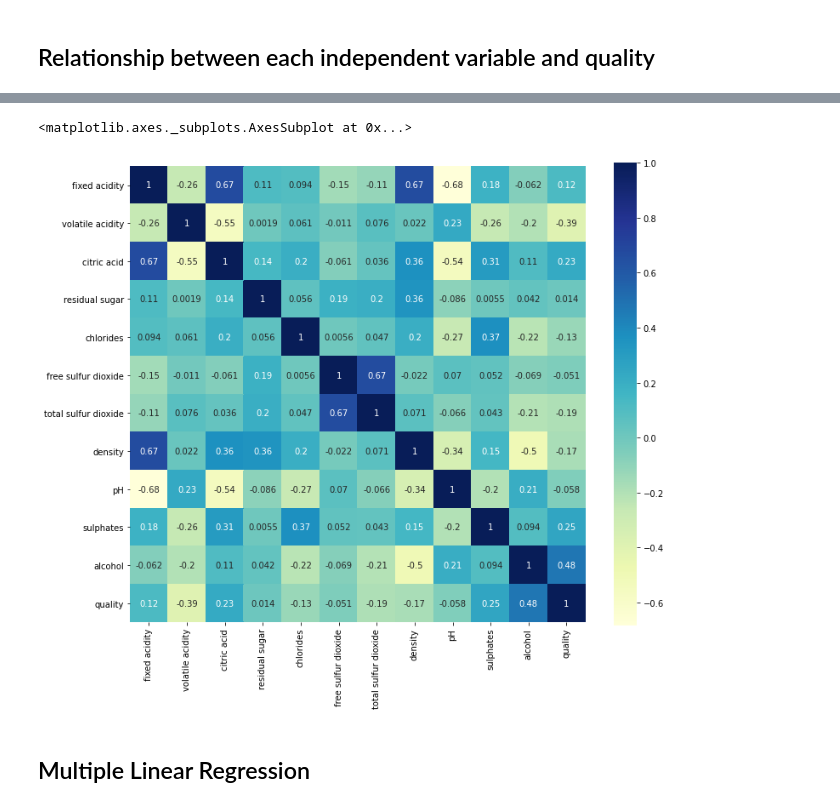
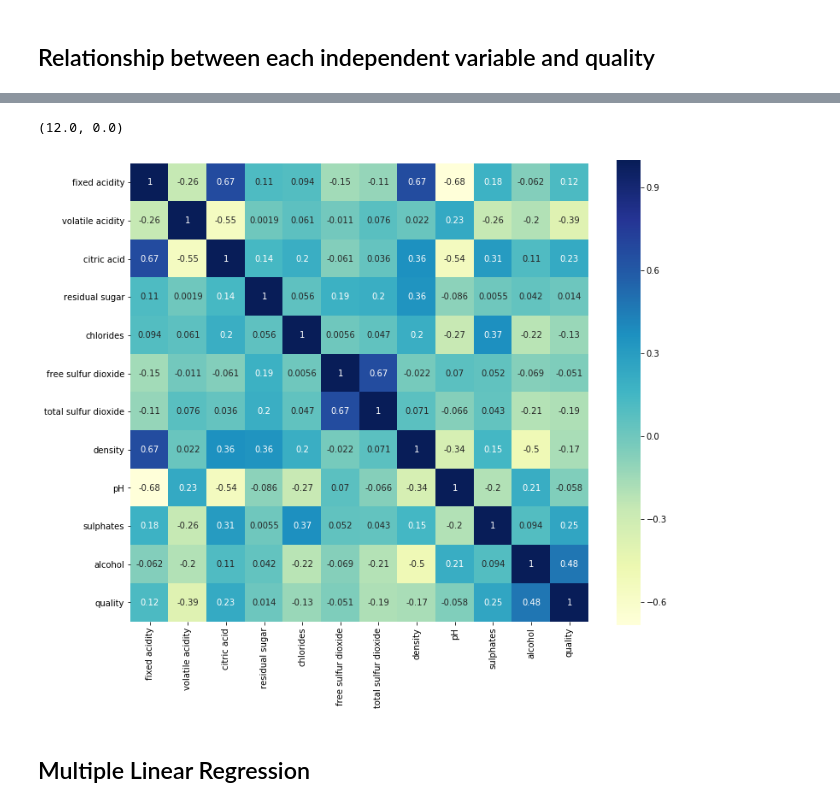
Before and after one commit to calderon0423/Perfectly_Paired, a Jupyter notebook: Red_Analysis/Red_Wine_Regression.ipynb, the cells around one changed output, grey strips where cells are left out. Cells and saved outputs as stored; diff of their text form; code cells hidden in the pictures.

```diff
--- a/Red_Analysis/Red_Wine_Regression.ipynb
+++ b/Red_Analysis/Red_Wine_Regression.ipynb
@@ -126,11 +150,13 @@ Name: quality, dtype: float64
 # %%
 #looking at the correlation between each variables with seaborn
 import seaborn as sns
 fig = plt.subplots(figsize=(12,10))
-sns.heatmap(corr,square=True,annot=True,cmap='YlGnBu')
+ax = sns.heatmap(corr,square=True,annot=True,cmap='YlGnBu')
+bottom, top = ax.get_ylim()
+ax.set_ylim(bottom + 0.5, top - 0.5)
 # %% [output]
-<matplotlib.axes._subplots.AxesSubplot at 0x...>
+(12.0, 0.0)
-[figure, old version]
+[figure, new version]
 # %% [markdown]
 ## Multiple Linear Regression
 # %%
```
Also changed, not shown: parts of 14 cells of this notebook, 11 other files.
